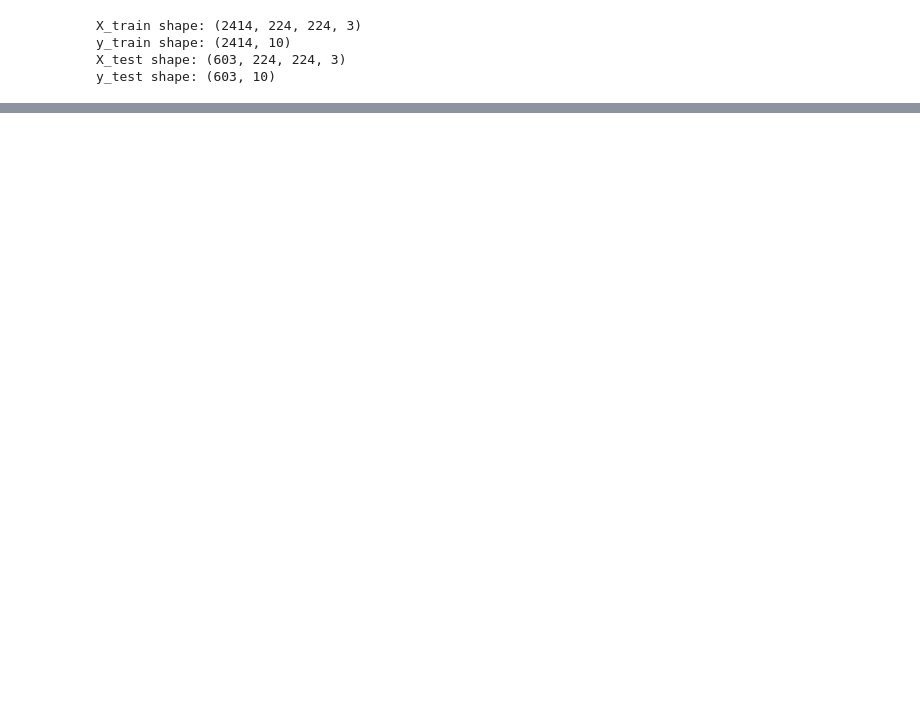
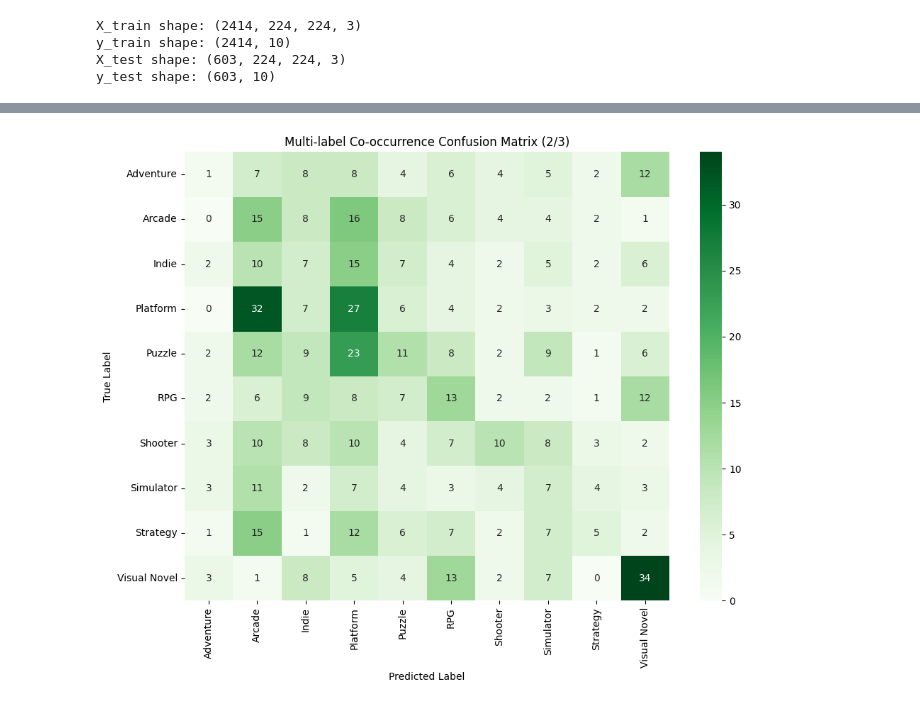
Before and after one commit to lankutse/Game-Genre-Recognition, a Jupyter notebook: game_genre_recognition_network.ipynb, the cells around one changed output, grey strips where cells are left out. Saved outputs shown, nothing was run; the diff lists cells and outputs as text; code cells hidden in the pictures; blank space fills up the shorter version.

```diff
--- a/game_genre_recognition_network.ipynb
+++ b/game_genre_recognition_network.ipynb
@@ -648,0 +640,12 @@ plt.show()
+# %%
+#Plotting the co-occurrence matrix 2/3
+co_matrix = multilabel_confusion_counts(y_test, y_pred)
+plt.figure(figsize=(10, 8))
+sns.heatmap(co_matrix, annot=True, fmt='d', cmap='Greens', xticklabels=genre_names, yticklabels=genre_names)
+plt.xlabel("Predicted Label")
+plt.ylabel("True Label")
+plt.title("Multi-label Co-occurrence Confusion Matrix (2/3)")
+plt.tight_layout()
+plt.show()
+# %% [output]
+[figure, added]
```
Also changed, not shown: parts of 28 cells of this notebook.
